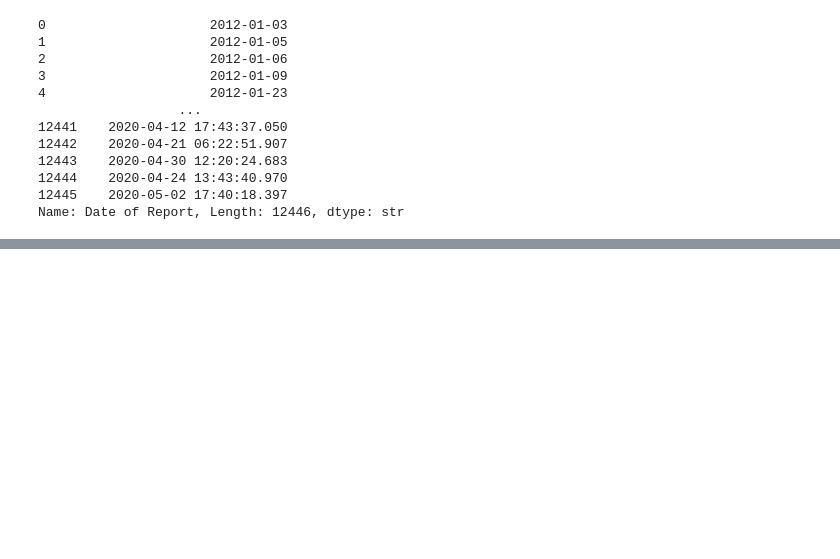
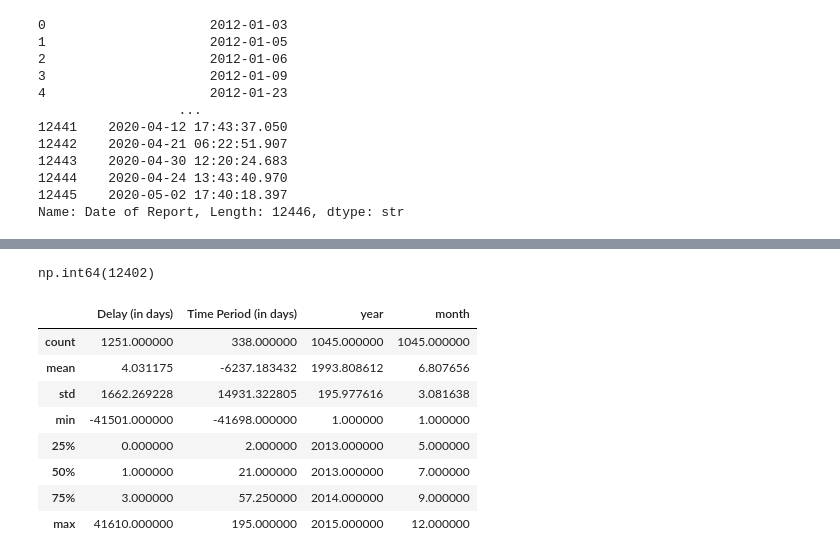
Before and after one commit to kiranr12r/Data-cleaning-and-EDA, a Jupyter notebook: cleaned-data/NewMergedNearMiss_3.1.ipynb, the cells around one changed output, grey strips where cells are left out. Saved outputs shown, nothing was run; the diff lists cells and outputs as text; code cells hidden in the pictures; blank space fills up the shorter version.

```diff
--- a/cleaned-data/NewMergedNearMiss_3.1.ipynb
+++ b/cleaned-data/NewMergedNearMiss_3.1.ipynb
@@ -326,0 +478,16 @@ ss
+# %%
+data['Extension (if any) with remarks'].isna().sum()
+# %% [output]
+np.int64(12402)
+# %%
+data.describe()
+# %% [output]
+|  | Delay (in days) | Time Period (in days) | year | month |
+| count | 1251.000000 | 338.000000 | 1045.000000 | 1045.000000 |
+| mean | 4.031175 | -6237.183432 | 1993.808612 | 6.807656 |
+| std | 1662.269228 | 14931.322805 | 195.977616 | 3.081638 |
+| min | -41501.000000 | -41698.000000 | 1.000000 | 1.000000 |
+| 25% | 0.000000 | 2.000000 | 2013.000000 | 5.000000 |
+| 50% | 1.000000 | 21.000000 | 2013.000000 | 7.000000 |
+| 75% | 3.000000 | 57.250000 | 2014.000000 | 9.000000 |
+| max | 41610.000000 | 195.000000 | 2015.000000 | 12.000000 |
```
Also changed, not shown: parts of 27 cells of this notebook.
